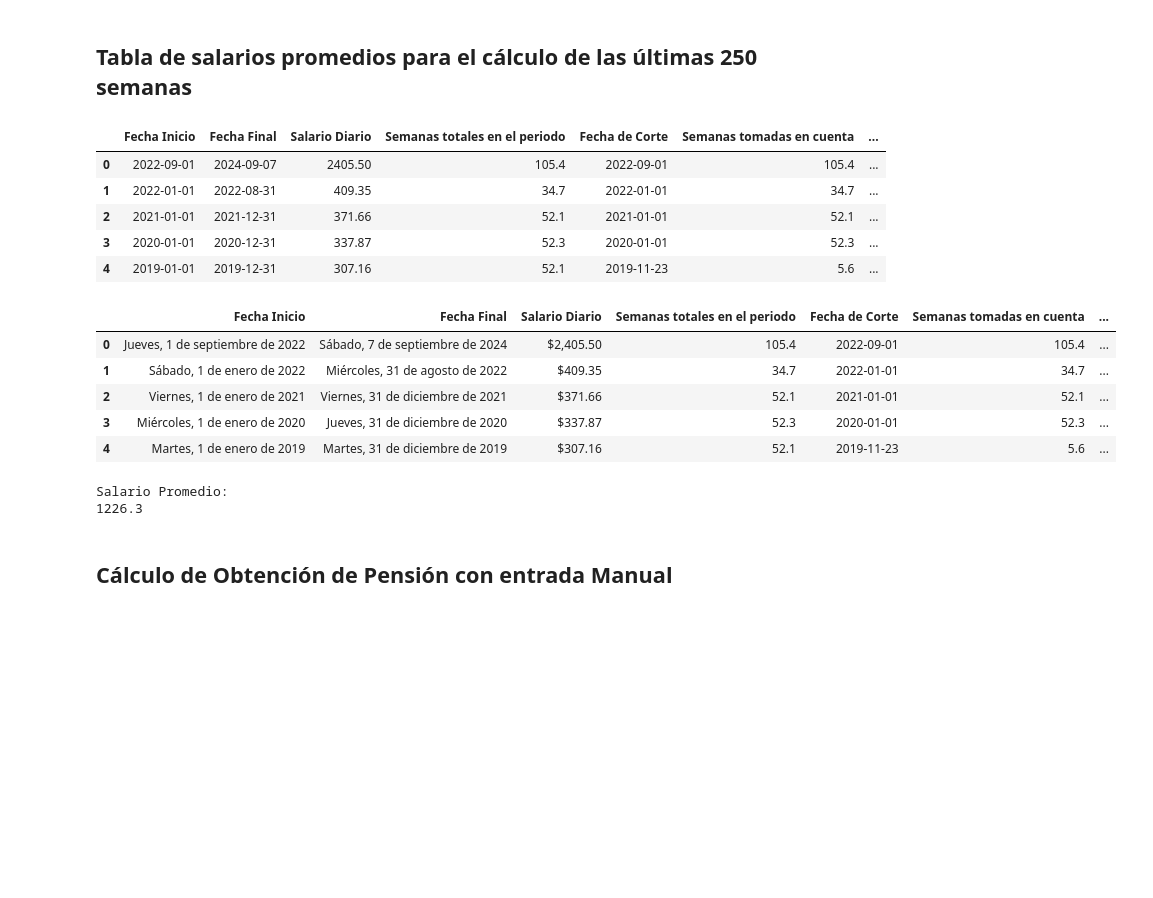
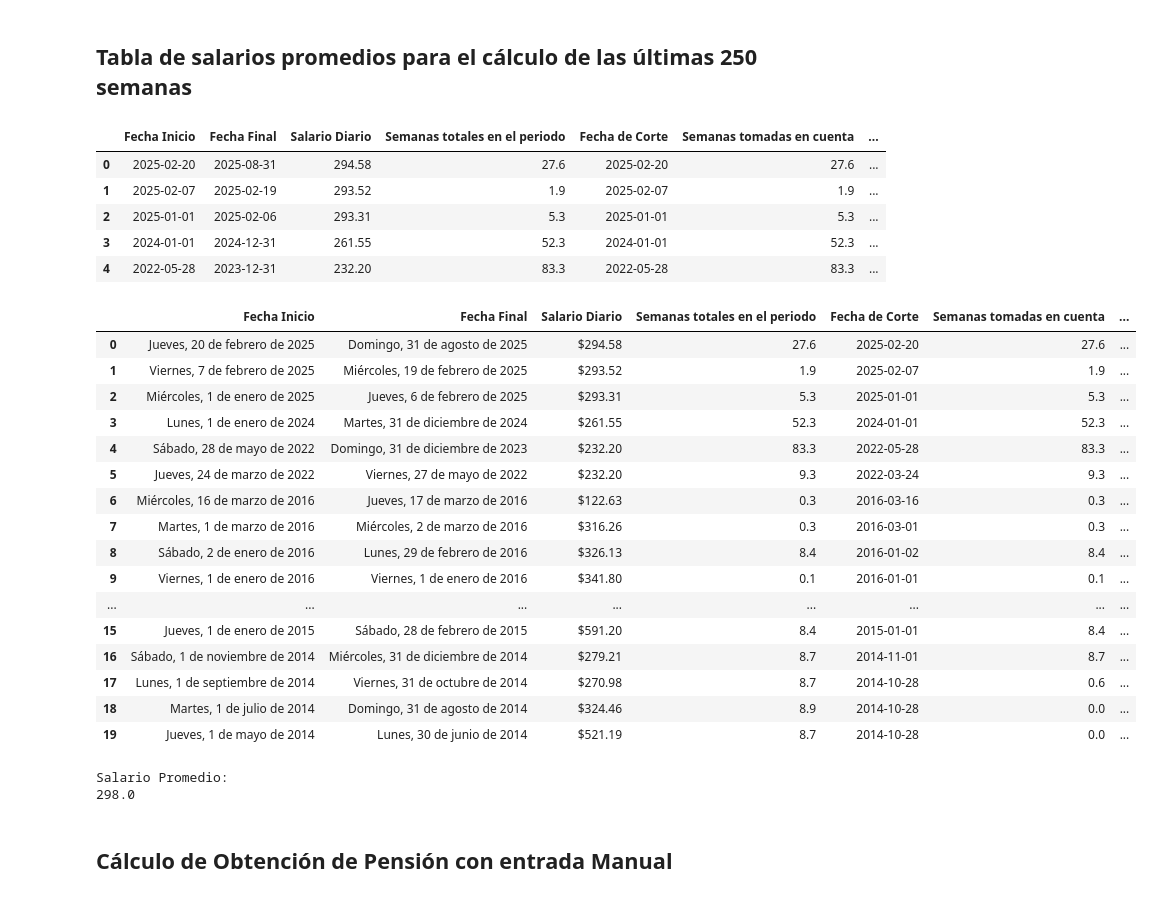
Before and after one commit to Alfonzo1114/streamlit, a Jupyter notebook: Pensiones_V3.ipynb, the cells around one changed output. Cells and saved outputs as stored; diff of their text form; code cells hidden in the pictures; blank space fills up the shorter version.

```diff
--- a/Pensiones_V3.ipynb
+++ b/Pensiones_V3.ipynb
@@ -19,7 +19,7 @@ def file_path_fcn(file_path=None):
         file_path = 'REPORTES/RICARDO.pdf'
     return file_path
 
-file_path ='REPORTES/KENA.pdf'
+file_path ='REPORTES/RAQUEL.pdf'
 
 # file_path = file_path_fcn(file_path=file_path)
 file_path = file_path_fcn(file_path)
@@ -687,46 +689,57 @@ def salario_promedio_fcn(semanas_contar, semanas_reconocidas, tabla_salarios):
         'Semanas Acumuladas Totales': np.round(semanas_acumuladas, 1)
     })
     tabla_salario_promedio['Fecha de Corte'] = tabla_salario_promedio['Fecha de Corte'].dt.date
     salario_acumulado = np.sum(salario_acumulado_periodo)
 
     if semanas_reconocidas < semanas_contar:
         salario_promedio_diario = salario_acumulado / (semanas_reconocidas * 7)
     else:
         salario_promedio_diario = salario_acumulado / (semanas_contar * 7)
 
     tabla_salario_promedio_str = tabla_salario_promedio.copy()
     tabla_salario_promedio_str['Salario Diario'] = [convert_double_currency(value) for value in tabla_salario_promedio_str['Salario Diario']]
     tabla_salario_promedio_str['Salario Acumulado en el Periodo'] = [convert_double_currency(value) for value in tabla_salario_promedio_str['Salario Acumulado en el Periodo']]
     tabla_salario_promedio_str['Fecha Inicio'] = [format_spanish_date(str(date), date_type="format_string") for date in tabla_salario_promedio_str['Fecha Inicio']]
     tabla_salario_promedio_str['Fecha Final'] = [format_spanish_date(str(date), date_type="format_string") for date in tabla_salario_promedio_str['Fecha Final']]
 
     return salario_promedio_diario, tabla_salario_promedio, tabla_salario_promedio_str
 
 # Example usage
 SEMANAS_CONTAR = 250
 SemanasReconocidas = Usuario.semanas_totales
 SALARIO_PROMEDIO_DIARIO, tabla_salario_promedio_num, tabla_salario_promedio_str = salario_promedio_fcn(semanas_contar=SEMANAS_CONTAR,
                                                                                                         semanas_reconocidas=SemanasReconocidas,
                                                                                                        tabla_salarios=tabla_salarios_date)
 
 display(tabla_salario_promedio_num.head())
-display(tabla_salario_promedio_str.head())
+display(tabla_salario_promedio_str.head(20))
 print(f"Salario Promedio:\n{round(SALARIO_PROMEDIO_DIARIO, 1)}")
 # %% [output]
 |  | Fecha Inicio | Fecha Final | Salario Diario | Semanas totales en el periodo | Fecha de Corte | Semanas tomadas en cuenta | ... |
-| 0 | 2022-09-01 | 2024-09-07 | 2405.50 | 105.4 | 2022-09-01 | 105.4 | ... |
-| 1 | 2022-01-01 | 2022-08-31 | 409.35 | 34.7 | 2022-01-01 | 34.7 | ... |
-| 2 | 2021-01-01 | 2021-12-31 | 371.66 | 52.1 | 2021-01-01 | 52.1 | ... |
-| 3 | 2020-01-01 | 2020-12-31 | 337.87 | 52.3 | 2020-01-01 | 52.3 | ... |
-| 4 | 2019-01-01 | 2019-12-31 | 307.16 | 52.1 | 2019-11-23 | 5.6 | ... |
+| 0 | 2025-02-20 | 2025-08-31 | 294.58 | 27.6 | 2025-02-20 | 27.6 | ... |
+| 1 | 2025-02-07 | 2025-02-19 | 293.52 | 1.9 | 2025-02-07 | 1.9 | ... |
+| 2 | 2025-01-01 | 2025-02-06 | 293.31 | 5.3 | 2025-01-01 | 5.3 | ... |
+| 3 | 2024-01-01 | 2024-12-31 | 261.55 | 52.3 | 2024-01-01 | 52.3 | ... |
+| 4 | 2022-05-28 | 2023-12-31 | 232.20 | 83.3 | 2022-05-28 | 83.3 | ... |
 |  | Fecha Inicio | Fecha Final | Salario Diario | Semanas totales en el periodo | Fecha de Corte | Semanas tomadas en cuenta | ... |
-| 0 | Jueves, 1 de septiembre de 2022 | Sábado, 7 de septiembre de 2024 | $2,405.50 | 105.4 | 2022-09-01 | 105.4 | ... |
-| 1 | Sábado, 1 de enero de 2022 | Miércoles, 31 de agosto de 2022 | $409.35 | 34.7 | 2022-01-01 | 34.7 | ... |
-| 2 | Viernes, 1 de enero de 2021 | Viernes, 31 de diciembre de 2021 | $371.66 | 52.1 | 2021-01-01 | 52.1 | ... |
-| 3 | Miércoles, 1 de enero de 2020 | Jueves, 31 de diciembre de 2020 | $337.87 | 52.3 | 2020-01-01 | 52.3 | ... |
-| 4 | Martes, 1 de enero de 2019 | Martes, 31 de diciembre de 2019 | $307.16 | 52.1 | 2019-11-23 | 5.6 | ... |
+| 0 | Jueves, 20 de febrero de 2025 | Domingo, 31 de agosto de 2025 | $294.58 | 27.6 | 2025-02-20 | 27.6 | ... |
+| 1 | Viernes, 7 de febrero de 2025 | Miércoles, 19 de febrero de 2025 | $293.52 | 1.9 | 2025-02-07 | 1.9 | ... |
+| 2 | Miércoles, 1 de enero de 2025 | Jueves, 6 de febrero de 2025 | $293.31 | 5.3 | 2025-01-01 | 5.3 | ... |
+| 3 | Lunes, 1 de enero de 2024 | Martes, 31 de diciembre de 2024 | $261.55 | 52.3 | 2024-01-01 | 52.3 | ... |
+| 4 | Sábado, 28 de mayo de 2022 | Domingo, 31 de diciembre de 2023 | $232.20 | 83.3 | 2022-05-28 | 83.3 | ... |
+| 5 | Jueves, 24 de marzo de 2022 | Viernes, 27 de mayo de 2022 | $232.20 | 9.3 | 2022-03-24 | 9.3 | ... |
+| 6 | Miércoles, 16 de marzo de 2016 | Jueves, 17 de marzo de 2016 | $122.63 | 0.3 | 2016-03-16 | 0.3 | ... |
+| 7 | Martes, 1 de marzo de 2016 | Miércoles, 2 de marzo de 2016 | $316.26 | 0.3 | 2016-03-01 | 0.3 | ... |
+| 8 | Sábado, 2 de enero de 2016 | Lunes, 29 de febrero de 2016 | $326.13 | 8.4 | 2016-01-02 | 8.4 | ... |
+| 9 | Viernes, 1 de enero de 2016 | Viernes, 1 de enero de 2016 | $341.80 | 0.1 | 2016-01-01 | 0.1 | ... |
+| ... | ... | ... | ... | ... | ... | ... | ... |
+| 15 | Jueves, 1 de enero de 2015 | Sábado, 28 de febrero de 2015 | $591.20 | 8.4 | 2015-01-01 | 8.4 | ... |
+| 16 | Sábado, 1 de noviembre de 2014 | Miércoles, 31 de diciembre de 2014 | $279.21 | 8.7 | 2014-11-01 | 8.7 | ... |
+| 17 | Lunes, 1 de septiembre de 2014 | Viernes, 31 de octubre de 2014 | $270.98 | 8.7 | 2014-10-28 | 0.6 | ... |
+| 18 | Martes, 1 de julio de 2014 | Domingo, 31 de agosto de 2014 | $324.46 | 8.9 | 2014-10-28 | 0.0 | ... |
+| 19 | Jueves, 1 de mayo de 2014 | Lunes, 30 de junio de 2014 | $521.19 | 8.7 | 2014-10-28 | 0.0 | ... |
 Salario Promedio:
-1226.3
+298.0
 # %% [markdown]
 ## Cálculo de Obtención de Pensión con entrada Manual
 # %%
```
Also changed, not shown: parts of 23 cells of this notebook, 2 other files.
